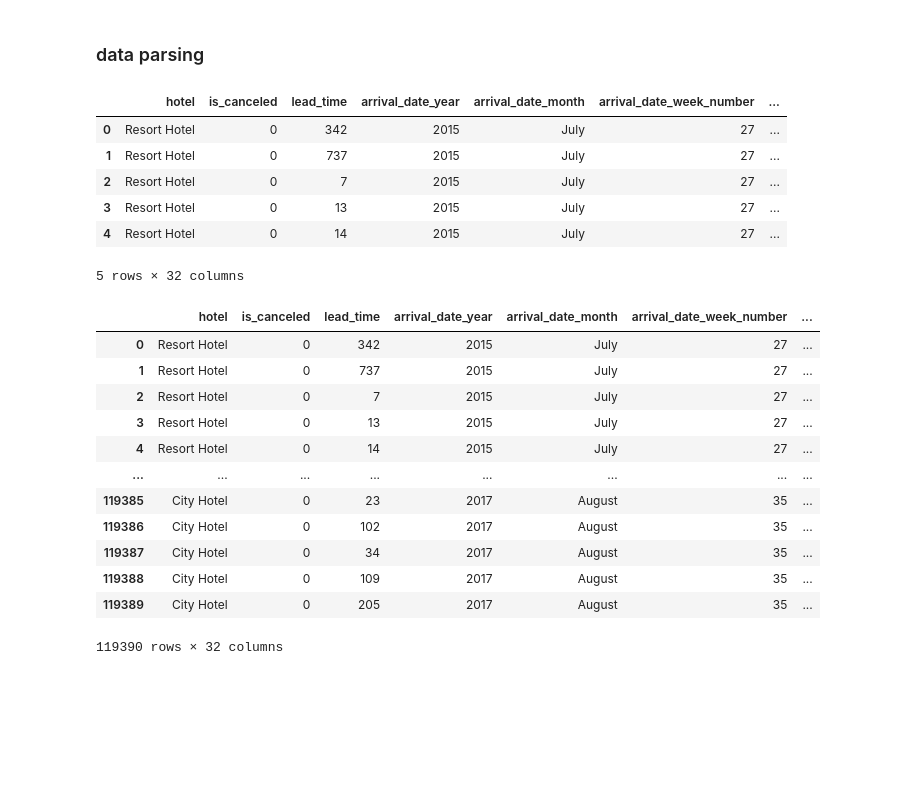
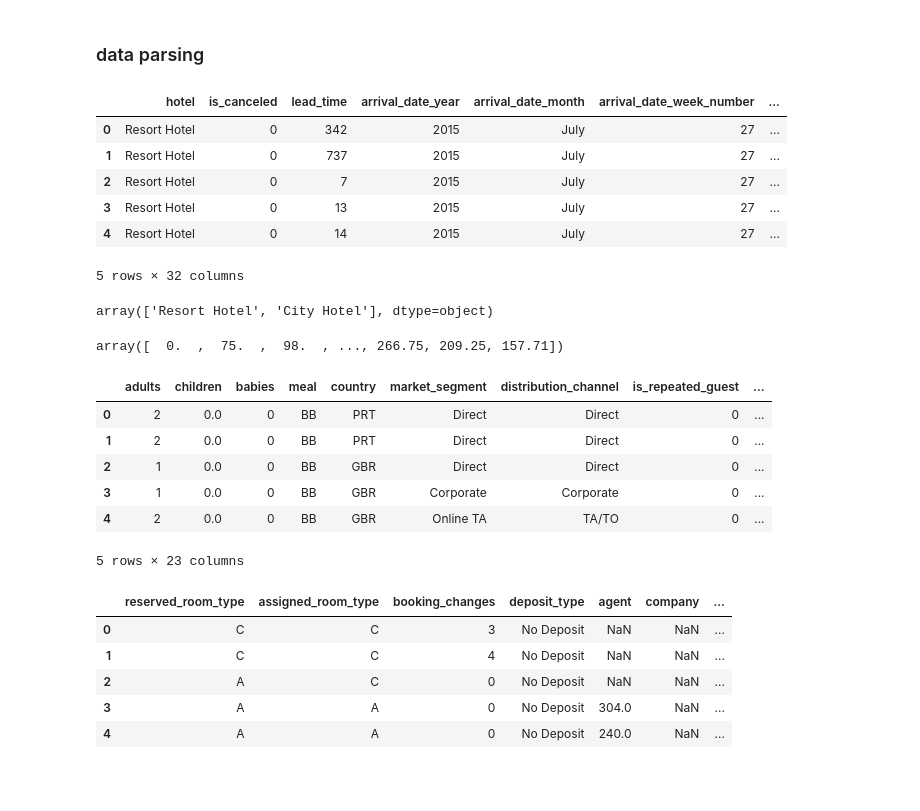
Before and after one commit to starpolar/openProject, a Jupyter notebook: ToyProject/ML/GRU/main.ipynb, the cells around one changed output. Saved outputs shown, nothing was run; the diff lists cells and outputs as text; code cells hidden in the pictures; blank space fills up the shorter version.

```diff
--- a/ToyProject/ML/GRU/main.ipynb
+++ b/ToyProject/ML/GRU/main.ipynb
@@ -28,18 +28,9 @@ please provide us feedback at https://github.com/pandas-dev/pandas/issues/54466
 ['hotel_booking_data_cleaned.csv']
 # %% [markdown]
 ### data parsing
-# %%
-pd.read_csv(data_dir + 'hotel_booking_data_cleaned.csv').head()
-# %% [output]
-|  | hotel | is_canceled | lead_time | arrival_date_year | arrival_date_month | arrival_date_week_number | ... |
-| 0 | Resort Hotel | 0 | 342 | 2015 | July | 27 | ... |
-| 1 | Resort Hotel | 0 | 737 | 2015 | July | 27 | ... |
-| 2 | Resort Hotel | 0 | 7 | 2015 | July | 27 | ... |
-| 3 | Resort Hotel | 0 | 13 | 2015 | July | 27 | ... |
-| 4 | Resort Hotel | 0 | 14 | 2015 | July | 27 | ... |
-5 rows × 32 columns
 # %%
-pd.read_csv(data_dir + 'hotel_booking_data_cleaned.csv')
+df = pd.read_csv(data_dir + 'hotel_booking_data_cleaned.csv')
+df.head()
 # %% [output]
 |  | hotel | is_canceled | lead_time | arrival_date_year | arrival_date_month | arrival_date_week_number | ... |
 | 0 | Resort Hotel | 0 | 342 | 2015 | July | 27 | ... |
@@ -47,10 +38,4 @@ pd.read_csv(data_dir + 'hotel_booking_data_cleaned.csv')
 | 2 | Resort Hotel | 0 | 7 | 2015 | July | 27 | ... |
 | 3 | Resort Hotel | 0 | 13 | 2015 | July | 27 | ... |
 | 4 | Resort Hotel | 0 | 14 | 2015 | July | 27 | ... |
-| ... | ... | ... | ... | ... | ... | ... | ... |
-| 119385 | City Hotel | 0 | 23 | 2017 | August | 35 | ... |
-| 119386 | City Hotel | 0 | 102 | 2017 | August | 35 | ... |
-| 119387 | City Hotel | 0 | 34 | 2017 | August | 35 | ... |
-| 119388 | City Hotel | 0 | 109 | 2017 | August | 35 | ... |
-| 119389 | City Hotel | 0 | 205 | 2017 | August | 35 | ... |
-119390 rows × 32 columns
+5 rows × 32 columns
@@ -56,0 +46,28 @@ pd.read_csv(data_dir + 'hotel_booking_data_cleaned.csv')
+# %%
+df['hotel'].unique()
+# 호텔의 종류는 두가지.
+# %% [output]
+array(['Resort Hotel', 'City Hotel'], dtype=object)
+# %%
+df['adr'].unique()
+# %% [output]
+array([  0.  ,  75.  ,  98.  , ..., 266.75, 209.25, 157.71])
+# %%
+df.loc[:, 'adults':].head()
+# %% [output]
+|  | adults | children | babies | meal | country | market_segment | distribution_channel | is_repeated_guest | ... |
+| 0 | 2 | 0.0 | 0 | BB | PRT | Direct | Direct | 0 | ... |
+| 1 | 2 | 0.0 | 0 | BB | PRT | Direct | Direct | 0 | ... |
+| 2 | 1 | 0.0 | 0 | BB | GBR | Direct | Direct | 0 | ... |
+| 3 | 1 | 0.0 | 0 | BB | GBR | Corporate | Corporate | 0 | ... |
+| 4 | 2 | 0.0 | 0 | BB | GBR | Online TA | TA/TO | 0 | ... |
+5 rows × 23 columns
+# %%
+df.loc[:, 'reserved_room_type':].head()
+# %% [output]
+|  | reserved_room_type | assigned_room_type | booking_changes | deposit_type | agent | company | ... |
+| 0 | C | C | 3 | No Deposit | NaN | NaN | ... |
+| 1 | C | C | 4 | No Deposit | NaN | NaN | ... |
+| 2 | A | C | 0 | No Deposit | NaN | NaN | ... |
+| 3 | A | A | 0 | No Deposit | 304.0 | NaN | ... |
+| 4 | A | A | 0 | No Deposit | 240.0 | NaN | ... |
```
Also changed, not shown: parts of 2 cells of this notebook.
